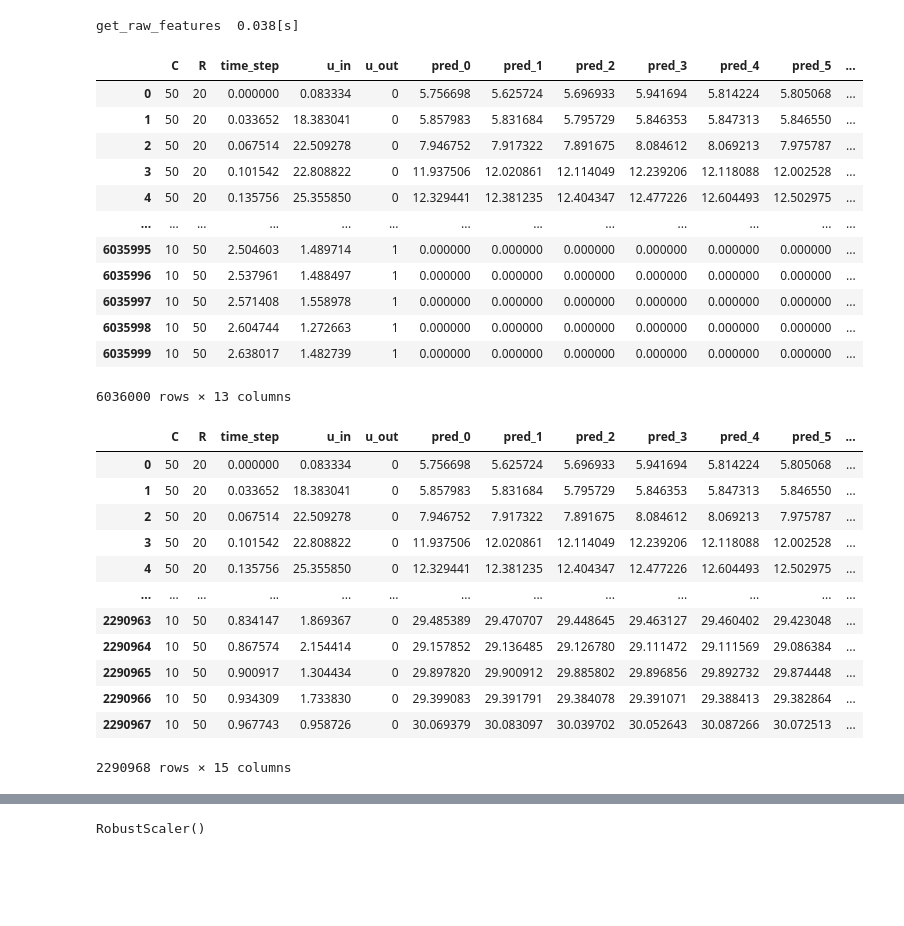
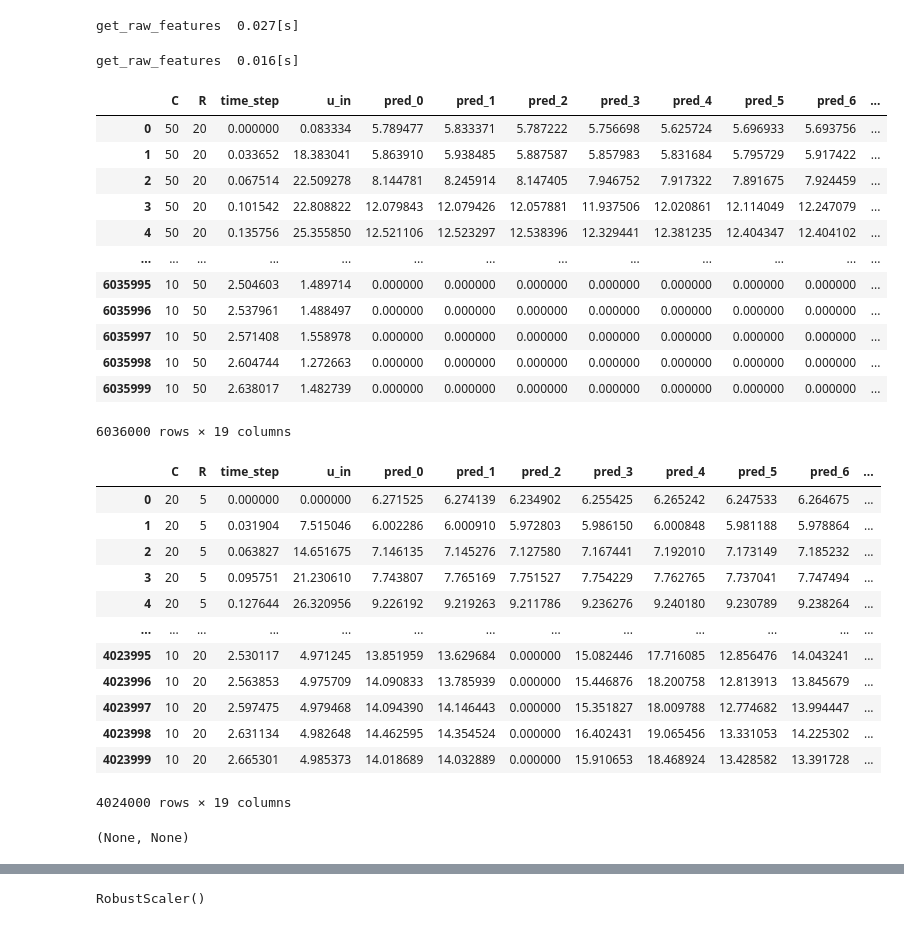
Before and after one commit to root4kaido/Ventilator-Pressure-Prediction, a Jupyter notebook: notebook/other/stacking_lgbm.ipynb, the cells around one changed output, grey strips where cells are left out. Cells and saved outputs as stored; diff of their text form; code cells hidden in the pictures; blank space fills up the shorter version.

```diff
--- a/notebook/other/stacking_lgbm.ipynb
+++ b/notebook/other/stacking_lgbm.ipynb
@@ -100,4 +105,5 @@ oofs = np.array(oofs)
 # %%
+oofs = read_team_preds(oof_paths)
 _oof = pd.DataFrame(oofs.T, columns=[f'oof{str(i)}' for i in range(oofs.shape[0])])
 _oof
 # %% [output]
@@ -116,0 +124,4 @@ _oof
+# %%
+subs = read_team_preds(sub_paths)
+_sub = pd.DataFrame(subs.T, columns=[f'sub{str(i)}' for i in range(oofs.shape[0])])
+_sub
@@ -117,6 +143,6 @@ _oof
 # %%
 def get_raw_features(input_df, dataType = 'train'):
-    colum = ['time_step', 'u_in', 'u_out', 'R', 'C']
+    colum = ['time_step', 'u_in', 'R', 'C']
 
     return input_df[colum]
 # %%
@@ -356,27 +382,47 @@ def to_feature(input_df, dataType = 'train'):
     return out_df
 # %%
 train_df = to_feature(train, dataType = 'train')
+test_df = to_feature(test, dataType = 'test')
 # %% [output]
-get_raw_features  0.038[s]
+get_raw_features  0.027[s]
+get_raw_features  0.016[s]
 # %%
 pred_cols = [f"pred_{i}" for i in range(len(_oof.columns))]
 # %%
 for i in range(len(pred_cols)):
     train_df[f"pred_{i}"] = 0.
     train_df.loc[train["u_out"] == 0, f"pred_{i}"] = _oof[f"oof{i}"].values
 
-train_df
+for i in range(len(pred_cols)):
+    test_df[f"pred_{i}"] = 0.
+    test_df.loc[:, f"pred_{i}"] = _sub[f"sub{i}"].values
+
+display(train_df), display(test_df)
 # %% [output]
-|  | C | R | time_step | u_in | u_out | pred_0 | pred_1 | pred_2 | pred_3 | pred_4 | pred_5 | ... |
-| 0 | 50 | 20 | 0.000000 | 0.083334 | 0 | 5.756698 | 5.625724 | 5.696933 | 5.941694 | 5.814224 | 5.805068 | ... |
-| 1 | 50 | 20 | 0.033652 | 18.383041 | 0 | 5.857983 | 5.831684 | 5.795729 | 5.846353 | 5.847313 | 5.846550 | ... |
-| 2 | 50 | 20 | 0.067514 | 22.509278 | 0 | 7.946752 | 7.917322 | 7.891675 | 8.084612 | 8.069213 | 7.975787 | ... |
-| 3 | 50 | 20 | 0.101542 | 22.808822 | 0 | 11.937506 | 12.020861 | 12.114049 | 12.239206 | 12.118088 | 12.002528 | ... |
-| 4 | 50 | 20 | 0.135756 | 25.355850 | 0 | 12.329441 | 12.381235 | 12.404347 | 12.477226 | 12.604493 | 12.502975 | ... |
+|  | C | R | time_step | u_in | pred_0 | pred_1 | pred_2 | pred_3 | pred_4 | pred_5 | pred_6 | ... |
+| 0 | 50 | 20 | 0.000000 | 0.083334 | 5.789477 | 5.833371 | 5.787222 | 5.756698 | 5.625724 | 5.696933 | 5.693756 | ... |
+| 1 | 50 | 20 | 0.033652 | 18.383041 | 5.863910 | 5.938485 | 5.887587 | 5.857983 | 5.831684 | 5.795729 | 5.917422 | ... |
+| 2 | 50 | 20 | 0.067514 | 22.509278 | 8.144781 | 8.245914 | 8.147405 | 7.946752 | 7.917322 | 7.891675 | 7.924459 | ... |
+| 3 | 50 | 20 | 0.101542 | 22.808822 | 12.079843 | 12.079426 | 12.057881 | 11.937506 | 12.020861 | 12.114049 | 12.247079 | ... |
+| 4 | 50 | 20 | 0.135756 | 25.355850 | 12.521106 | 12.523297 | 12.538396 | 12.329441 | 12.381235 | 12.404347 | 12.404102 | ... |
 | ... | ... | ... | ... | ... | ... | ... | ... | ... | ... | ... | ... | ... |
-| 6035995 | 10 | 50 | 2.504603 | 1.489714 | 1 | 0.000000 | 0.000000 | 0.000000 | 0.000000 | 0.000000 | 0.000000 | ... |
-| 6035996 | 10 | 50 | 2.537961 | 1.488497 | 1 | 0.000000 | 0.000000 | 0.000000 | 0.000000 | 0.000000 | 0.000000 | ... |
-| 6035997 | 10 | 50 | 2.571408 | 1.558978 | 1 | 0.000000 | 0.000000 | 0.000000 | 0.000000 | 0.000000 | 0.000000 | ... |
-| 6035998 | 10 | 50 | 2.604744 | 1.272663 | 1 | 0.000000 | 0.000000 | 0.000000 | 0.000000 | 0.000000 | 0.000000 | ... |
-| 6035999 | 10 | 50 | 2.638017 | 1.482739 | 1 | 0.000000 | 0.000000 | 0.000000 | 0.000000 | 0.000000 | 0.000000 | ... |
+| 6035995 | 10 | 50 | 2.504603 | 1.489714 | 0.000000 | 0.000000 | 0.000000 | 0.000000 | 0.000000 | 0.000000 | 0.000000 | ... |
+| 6035996 | 10 | 50 | 2.537961 | 1.488497 | 0.000000 | 0.000000 | 0.000000 | 0.000000 | 0.000000 | 0.000000 | 0.000000 | ... |
+| 6035997 | 10 | 50 | 2.571408 | 1.558978 | 0.000000 | 0.000000 | 0.000000 | 0.000000 | 0.000000 | 0.000000 | 0.000000 | ... |
+| 6035998 | 10 | 50 | 2.604744 | 1.272663 | 0.000000 | 0.000000 | 0.000000 | 0.000000 | 0.000000 | 0.000000 | 0.000000 | ... |
+| 6035999 | 10 | 50 | 2.638017 | 1.482739 | 0.000000 | 0.000000 | 0.000000 | 0.000000 | 0.000000 | 0.000000 | 0.000000 | ... |
-6036000 rows × 13 columns
+6036000 rows × 19 columns
+|  | C | R | time_step | u_in | pred_0 | pred_1 | pred_2 | pred_3 | pred_4 | pred_5 | pred_6 | ... |
+| 0 | 20 | 5 | 0.000000 | 0.000000 | 6.271525 | 6.274139 | 6.234902 | 6.255425 | 6.265242 | 6.247533 | 6.264675 | ... |
+| 1 | 20 | 5 | 0.031904 | 7.515046 | 6.002286 | 6.000910 | 5.972803 | 5.986150 | 6.000848 | 5.981188 | 5.978864 | ... |
+| 2 | 20 | 5 | 0.063827 | 14.651675 | 7.146135 | 7.145276 | 7.127580 | 7.167441 | 7.192010 | 7.173149 | 7.185232 | ... |
+| 3 | 20 | 5 | 0.095751 | 21.230610 | 7.743807 | 7.765169 | 7.751527 | 7.754229 | 7.762765 | 7.737041 | 7.747494 | ... |
+| 4 | 20 | 5 | 0.127644 | 26.320956 | 9.226192 | 9.219263 | 9.211786 | 9.236276 | 9.240180 | 9.230789 | 9.238264 | ... |
+| ... | ... | ... | ... | ... | ... | ... | ... | ... | ... | ... | ... | ... |
+| 4023995 | 10 | 20 | 2.530117 | 4.971245 | 13.851959 | 13.629684 | 0.000000 | 15.082446 | 17.716085 | 12.856476 | 14.043241 | ... |
+| 4023996 | 10 | 20 | 2.563853 | 4.975709 | 14.090833 | 13.785939 | 0.000000 | 15.446876 | 18.200758 | 12.813913 | 13.845679 | ... |
+| 4023997 | 10 | 20 | 2.597475 | 4.979468 | 14.094390 | 14.146443 | 0.000000 | 15.351827 | 18.009788 | 12.774682 | 13.994447 | ... |
+| 4023998 | 10 | 20 | 2.631134 | 4.982648 | 14.462595 | 14.354524 | 0.000000 | 16.402431 | 19.065456 | 13.331053 | 14.225302 | ... |
+| 4023999 | 10 | 20 | 2.665301 | 4.985373 | 14.018689 | 14.032889 | 0.000000 | 15.910653 | 18.468924 | 13.428582 | 13.391728 | ... |
+4024000 rows × 19 columns
+(None, None)
@@ -386,17 +429,3 @@ train_df["pred_median"] = np.median(train_df[pred_cols].values, axis=1)
 # %%
-train_df = train_df.loc[train_df["u_out"] == 0].reset_index(drop=True)
-train_df
+train_df = train_df.loc[train["u_out"] == 0].reset_index(drop=True)
+test_df = test_df.loc[test["u_out"] == 0].reset_index(drop=True)
-# %% [output]
-|  | C | R | time_step | u_in | u_out | pred_0 | pred_1 | pred_2 | pred_3 | pred_4 | pred_5 | ... |
-| 0 | 50 | 20 | 0.000000 | 0.083334 | 0 | 5.756698 | 5.625724 | 5.696933 | 5.941694 | 5.814224 | 5.805068 | ... |
-| 1 | 50 | 20 | 0.033652 | 18.383041 | 0 | 5.857983 | 5.831684 | 5.795729 | 5.846353 | 5.847313 | 5.846550 | ... |
-| 2 | 50 | 20 | 0.067514 | 22.509278 | 0 | 7.946752 | 7.917322 | 7.891675 | 8.084612 | 8.069213 | 7.975787 | ... |
-| 3 | 50 | 20 | 0.101542 | 22.808822 | 0 | 11.937506 | 12.020861 | 12.114049 | 12.239206 | 12.118088 | 12.002528 | ... |
-| 4 | 50 | 20 | 0.135756 | 25.355850 | 0 | 12.329441 | 12.381235 | 12.404347 | 12.477226 | 12.604493 | 12.502975 | ... |
-| ... | ... | ... | ... | ... | ... | ... | ... | ... | ... | ... | ... | ... |
-| 2290963 | 10 | 50 | 0.834147 | 1.869367 | 0 | 29.485389 | 29.470707 | 29.448645 | 29.463127 | 29.460402 | 29.423048 | ... |
-| 2290964 | 10 | 50 | 0.867574 | 2.154414 | 0 | 29.157852 | 29.136485 | 29.126780 | 29.111472 | 29.111569 | 29.086384 | ... |
-| 2290965 | 10 | 50 | 0.900917 | 1.304434 | 0 | 29.897820 | 29.900912 | 29.885802 | 29.896856 | 29.892732 | 29.874448 | ... |
-| 2290966 | 10 | 50 | 0.934309 | 1.733830 | 0 | 29.399083 | 29.391791 | 29.384078 | 29.391071 | 29.388413 | 29.382864 | ... |
-| 2290967 | 10 | 50 | 0.967743 | 0.958726 | 0 | 30.069379 | 30.083097 | 30.039702 | 30.052643 | 30.087266 | 30.072513 | ... |
-2290968 rows × 15 columns
```
Also changed, not shown: parts of 28 cells of this notebook, 17 other files.
